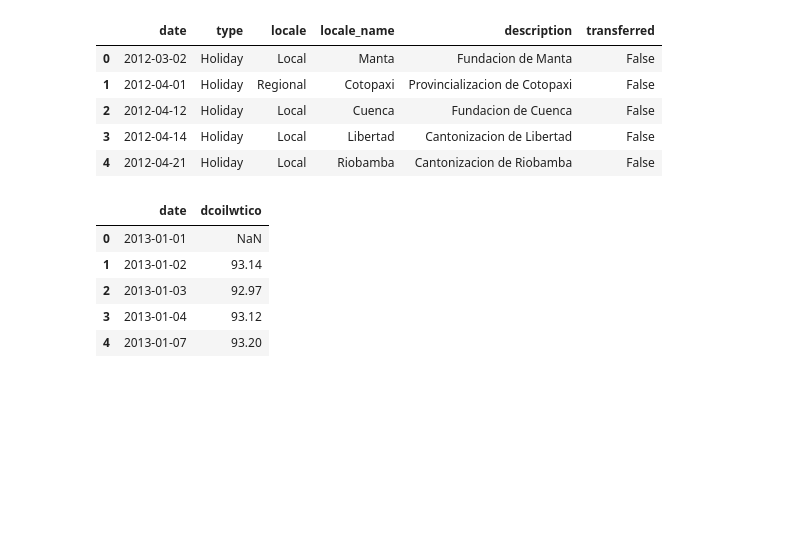
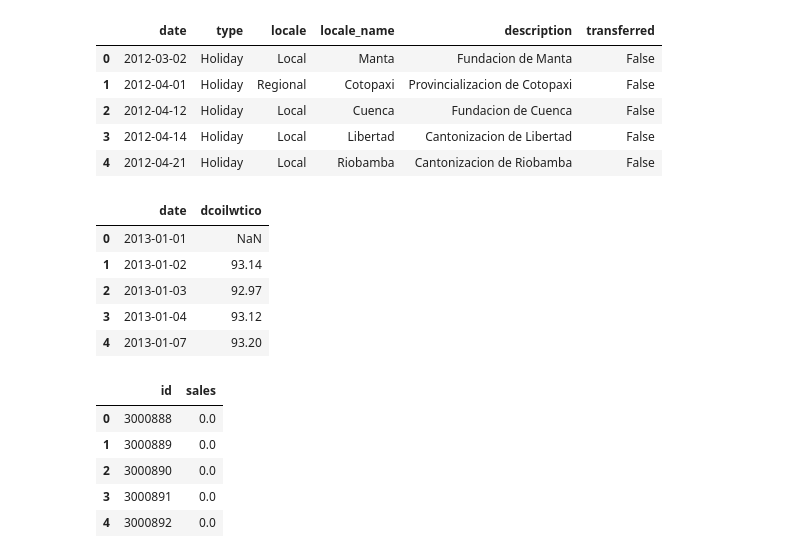
Before and after one commit to davidmd98/Store-Sales---Time-Series-Forecasting, a Jupyter notebook: store_sales_time_series_forecasting.ipynb, the cells around one changed output. Cells and saved outputs as stored; diff of their text form; code cells hidden in the pictures; blank space fills up the shorter version.

```diff
--- a/store_sales_time_series_forecasting.ipynb
+++ b/store_sales_time_series_forecasting.ipynb
@@ -30,0 +26,10 @@ drive.mount('/content/drive')
+# %%
+df_submissions = pd.read_csv("sample_data/sample_submission.csv")
+df_submissions.head()
+# %% [output]
+|  | id | sales |
+| 0 | 3000888 | 0.0 |
+| 1 | 3000889 | 0.0 |
+| 2 | 3000890 | 0.0 |
+| 3 | 3000891 | 0.0 |
+| 4 | 3000892 | 0.0 |
```
Also changed, not shown: parts of 3 cells of this notebook.
